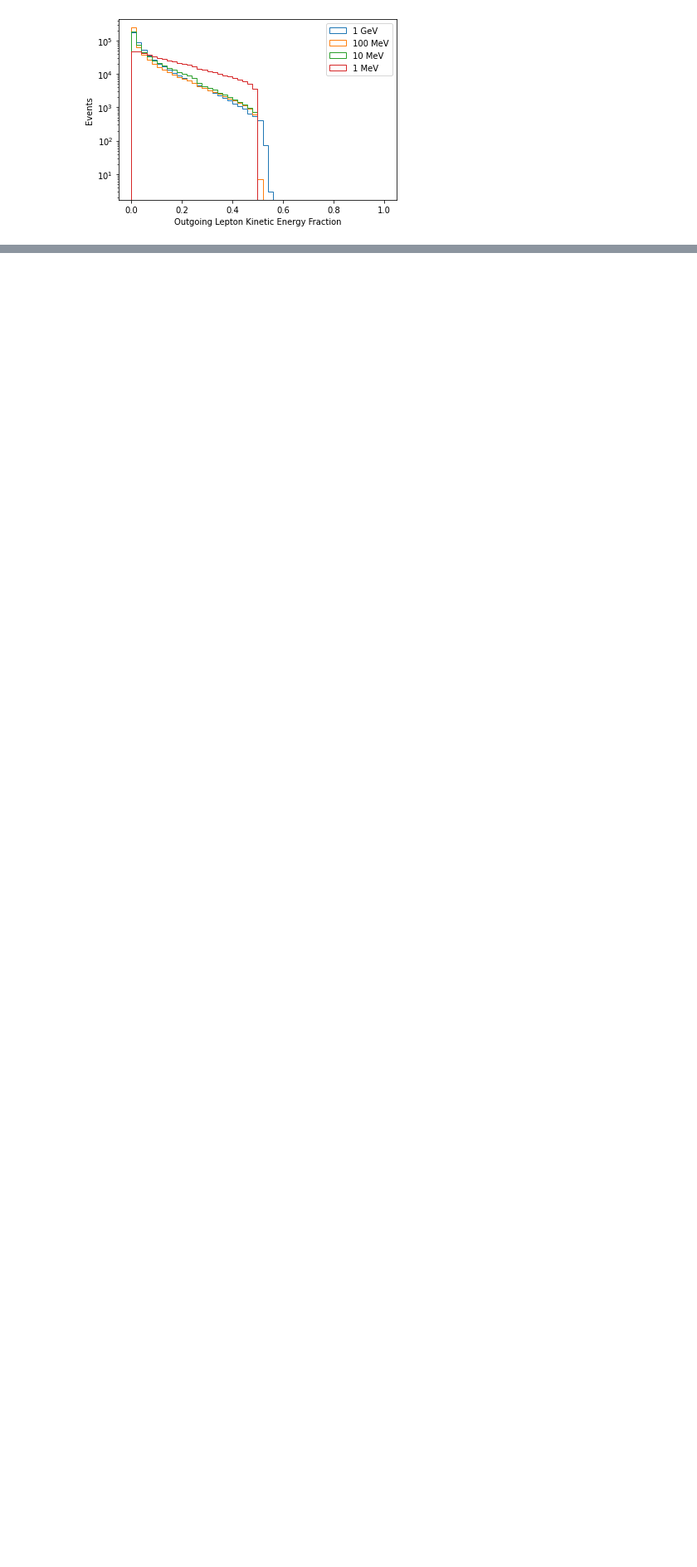
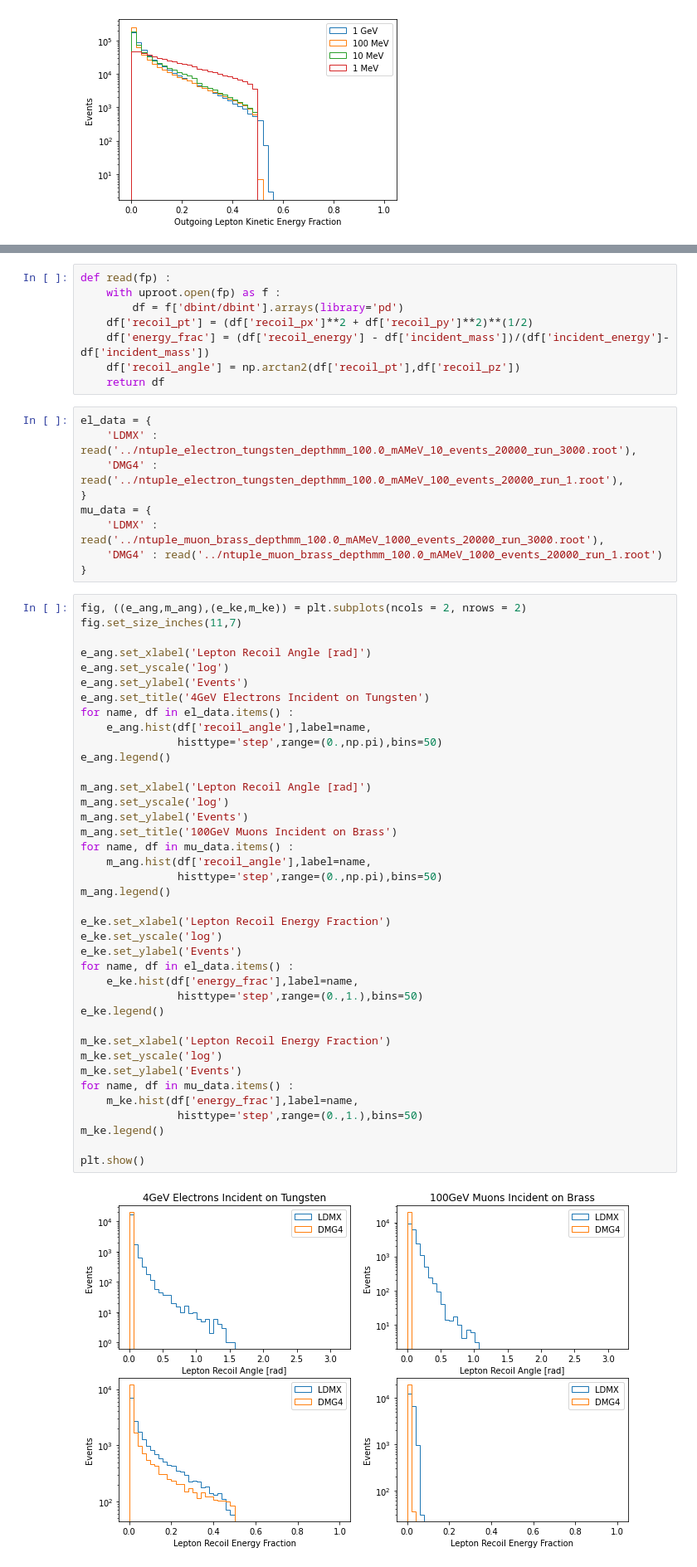
Before and after one commit to tomeichlersmith/ldmx-sim-technique, a Jupyter notebook: ana/plot-dev.ipynb, the cells around one changed output, grey strips where cells are left out. Shown at 83% size. Drawn from its saved outputs; the diff is of its cells as text; blank space fills up the shorter version.

Commit message:
update plotting to compare ldmx and dmg4

```diff
--- a/ana/plot-dev.ipynb
+++ b/ana/plot-dev.ipynb
@@ -62,0 +79,58 @@ plt.show()
+# %%
+def read(fp) :
+    with uproot.open(fp) as f :
+        df = f['dbint/dbint'].arrays(library='pd')
+    df['recoil_pt'] = (df['recoil_px']**2 + df['recoil_py']**2)**(1/2)
+    df['energy_frac'] = (df['recoil_energy'] - df['incident_mass'])/(df['incident_energy']-df['incident_mass'])
+    df['recoil_angle'] = np.arctan2(df['recoil_pt'],df['recoil_pz'])
+    return df
+# %%
+el_data = {
+    'LDMX' : read('../ntuple_electron_tungsten_depthmm_100.0_mAMeV_10_events_20000_run_3000.root'),
+    'DMG4' : read('../ntuple_electron_tungsten_depthmm_100.0_mAMeV_100_events_20000_run_1.root'),
+}
+mu_data = {
+    'LDMX' : read('../ntuple_muon_brass_depthmm_100.0_mAMeV_1000_events_20000_run_3000.root'),
+    'DMG4' : read('../ntuple_muon_brass_depthmm_100.0_mAMeV_1000_events_20000_run_1.root')
+}
+# %%
+fig, ((e_ang,m_ang),(e_ke,m_ke)) = plt.subplots(ncols = 2, nrows = 2)
+fig.set_size_inches(11,7)
+
+e_ang.set_xlabel('Lepton Recoil Angle [rad]')
+e_ang.set_yscale('log')
+e_ang.set_ylabel('Events')
+e_ang.set_title('4GeV Electrons Incident on Tungsten')
+for name, df in el_data.items() :
+    e_ang.hist(df['recoil_angle'],label=name,
+               histtype='step',range=(0.,np.pi),bins=50)
+e_ang.legend()
+
+m_ang.set_xlabel('Lepton Recoil Angle [rad]')
+m_ang.set_yscale('log')
+m_ang.set_ylabel('Events')
+m_ang.set_title('100GeV Muons Incident on Brass')
+for name, df in mu_data.items() :
+    m_ang.hist(df['recoil_angle'],label=name,
+               histtype='step',range=(0.,np.pi),bins=50)
+m_ang.legend()
+
+e_ke.set_xlabel('Lepton Recoil Energy Fraction')
+e_ke.set_yscale('log')
+e_ke.set_ylabel('Events')
+for name, df in el_data.items() :
+    e_ke.hist(df['energy_frac'],label=name,
+               histtype='step',range=(0.,1.),bins=50)
+e_ke.legend()
+
+m_ke.set_xlabel('Lepton Recoil Energy Fraction')
+m_ke.set_yscale('log')
+m_ke.set_ylabel('Events')
+for name, df in mu_data.items() :
+    m_ke.hist(df['energy_frac'],label=name,
+               histtype='step',range=(0.,1.),bins=50)
+m_ke.legend()
+
+plt.show()
+# %% [output]
+[figure, added]
```
Also changed, not shown: parts of 3 cells of this notebook.
